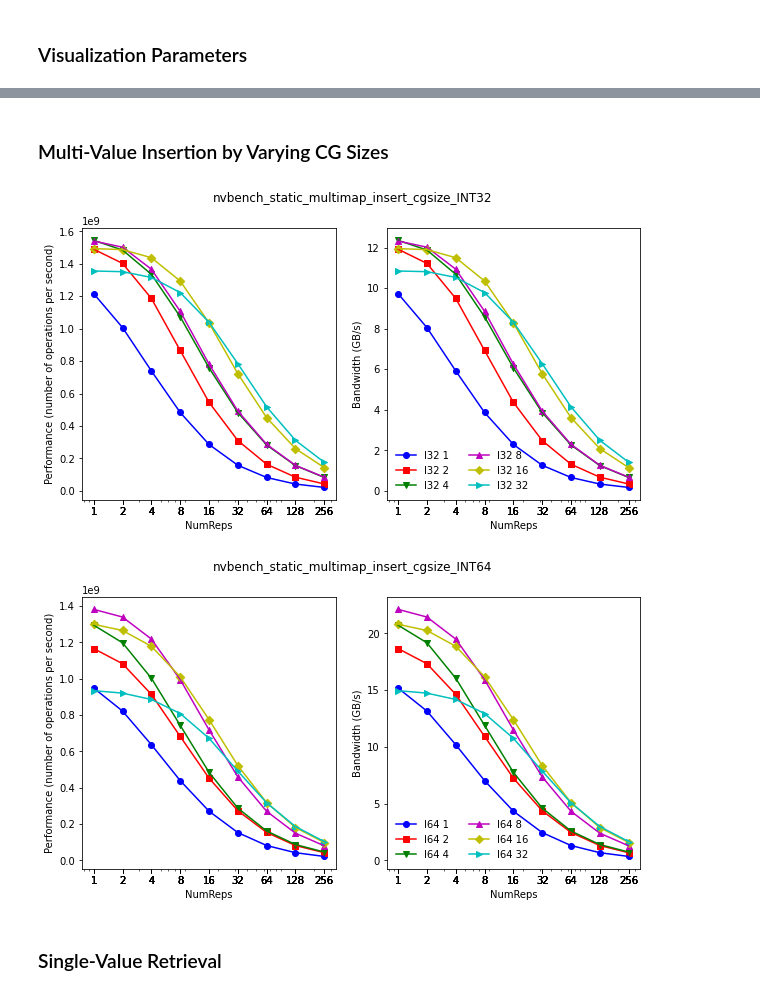
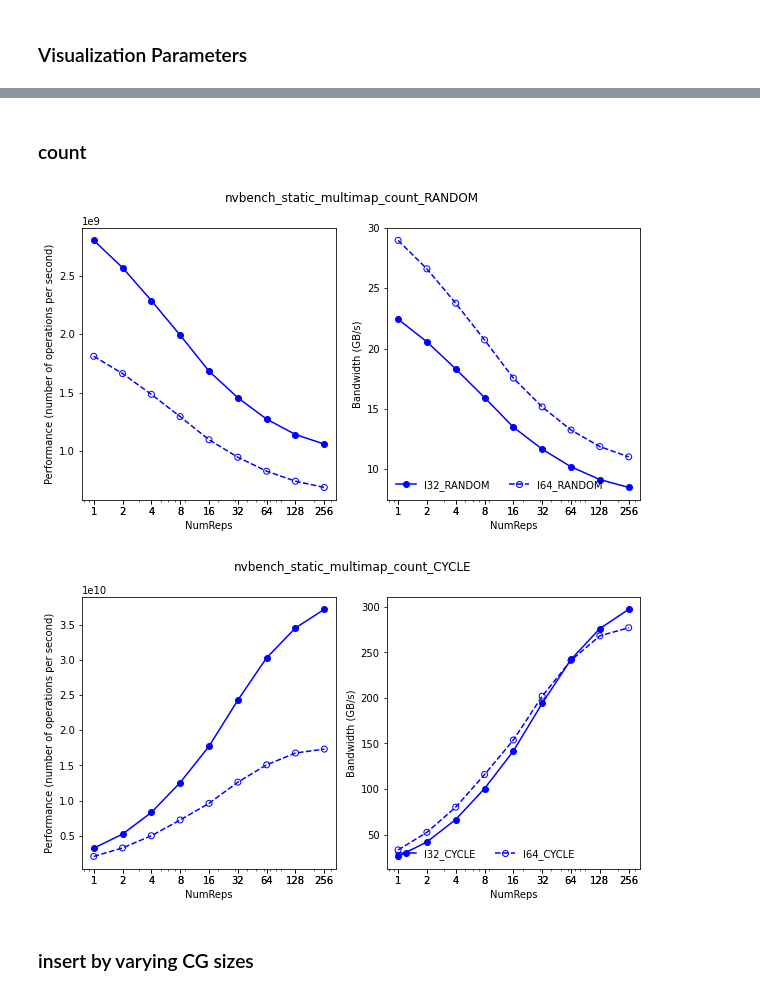
Before and after one commit to NVIDIA/cuCollections, a Jupyter notebook: benchmarks/analysis/notebooks/StaticMultimap.ipynb, the cells around one changed output, grey strips where cells are left out. Drawn from its saved outputs; the diff is of its cells as text; code cells hidden in the pictures.

```diff
--- a/benchmarks/analysis/notebooks/StaticMultimap.ipynb
+++ b/benchmarks/analysis/notebooks/StaticMultimap.ipynb
@@ -78,22 +73,21 @@ for bm in unique_bms:
+# %% [markdown]
+### count
+# %%
+for bm in unique_bms:
+    flag = "count" in bm
+
+    if flag:
+        tmpdf = perfdf[perfdf["Benchmark"] == bm]
+
+        randomdf = tmpdf[tmpdf["Distribution"] == "RANDOM"].reset_index(drop=True)
+        unique_labels = randomdf["Label"].unique()
+        plot_perf(bm + "_RANDOM", randomdf, "NumReps", unique_labels, flag)
+
+        cycledf = tmpdf[tmpdf["Distribution"] == "CYCLE"].reset_index(drop=True)
+        unique_labels = cycledf["Label"].unique()
+        plot_perf(bm + "_CYCLE", cycledf, "NumReps", unique_labels, flag)
+# %% [output]
+[figure, added]
+[figure, added]
 # %% [markdown]
-### Multi-Value Insertion by Varying CG Sizes
+### insert by varying CG sizes
-# %%
-for bm in unique_bms:
-    tmpdf = perfdf[perfdf["Benchmark"] == bm]
-
-    flag = "insert_cgsize" in bm
-    if flag:
-        # Plot INT32 performance
-        tmp_int32df = tmpdf[tmpdf["Label"].str.contains('I32')]
-        unique_labels = tmp_int32df["Label"].unique()
-        plot_perf(bm+'_INT32', tmp_int32df, "NumReps", unique_labels, flag, True)
-
-        # Plot INT64 Performance
-        tmp_int64df = tmpdf[tmpdf["Label"].str.contains('I64')]
-        unique_labels = tmp_int64df["Label"].unique()
-        plot_perf(bm+'_INT64', tmp_int64df, "NumReps", unique_labels, flag, True)
-# %% [output]
-[figure, removed]
-[figure, removed]
-# %% [markdown]
-### Single-Value Retrieval
```
Also changed, not shown: parts of 12 cells of this notebook.
